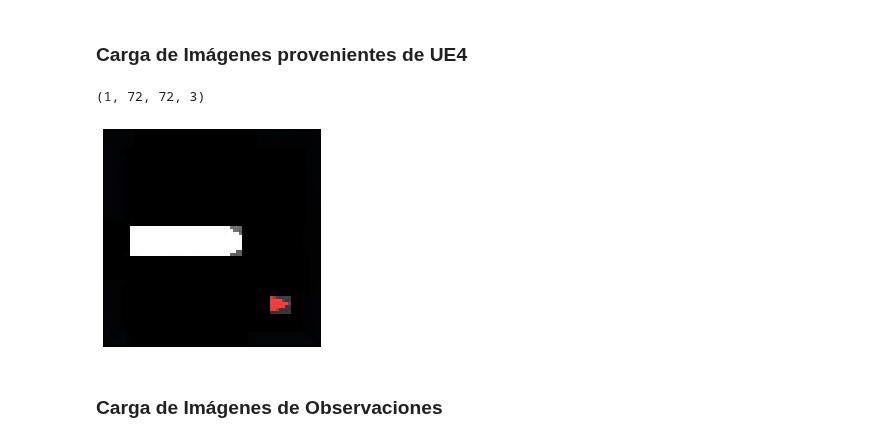
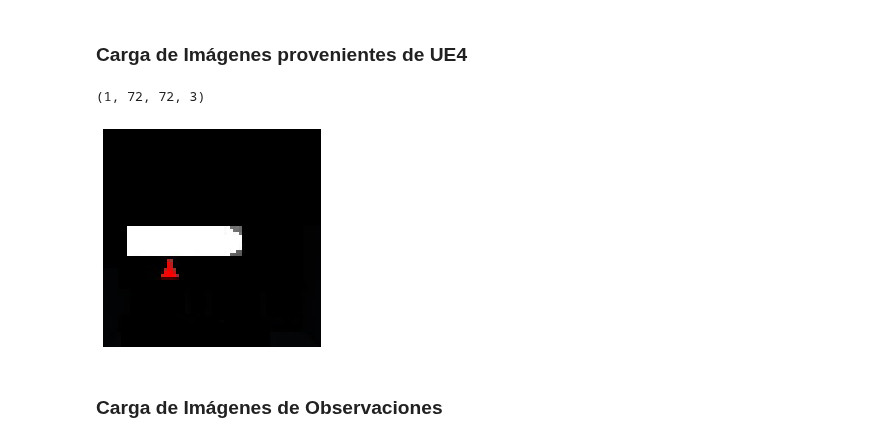
Before and after one commit to matpg/RL-Agent-for-Unreal-Engine, a Jupyter notebook: script_pruebas_tensorflow.ipynb, the cells around one changed output. Drawn from its saved outputs; the diff is of its cells as text; code cells hidden in the pictures.

```diff
--- a/script_pruebas_tensorflow.ipynb
+++ b/script_pruebas_tensorflow.ipynb
@@ -58,36 +60,36 @@ print_images(image_to_plt)
 '''
 
 '''
 
 def imgUE4_route(obsdnumpy_folder, number_ob):
   file = '/content/drive/MyDrive/Colab Notebooks/AgentNet/archivos de observaciones/obsnumpy'+str(obsdnumpy_folder)+"/puzzle("+str(number_ob)+").jpg"
   img = tf.keras.preprocessing.image.load_img(file, target_size=[72, 72])
   img_to_test = tf.keras.preprocessing.image.img_to_array(img)
   img_to_test = np.array(img_to_test).reshape(1, 72, 72, 3)
   print(img_to_test.shape)
   return img_to_test, img
 
 n_folder = 5
-image_test_index = 19
+image_test_index = 30
+
 '''
   RUTA
   IMAGEN UE4 -> PUZZLE 14
-
 
 '''
 image_to_test, image_to_plt = imgUE4_route(n_folder, image_test_index)
 
 def print_images(image):
   plt.imshow(image)
   plt.axis('off')
 
 print_images(image_to_plt)
 # EN UE4, SE PODRIA GENERAR LA IMAGEN NEGRA, Y
 # LUEGO, CON DIRECCIONES O PUNTOS DE REFERENCIA DADAS,
 # GENERAR EL TRINGULO DEL AGENTE EN COLOR ROJO
 # %% [output]
 (1, 72, 72, 3)
-[figure, old version]
+[figure, new version]
 # %% [markdown]
 ### Carga de Imágenes de Observaciones
 # %%
```
Also changed, not shown: parts of 2 cells of this notebook.
